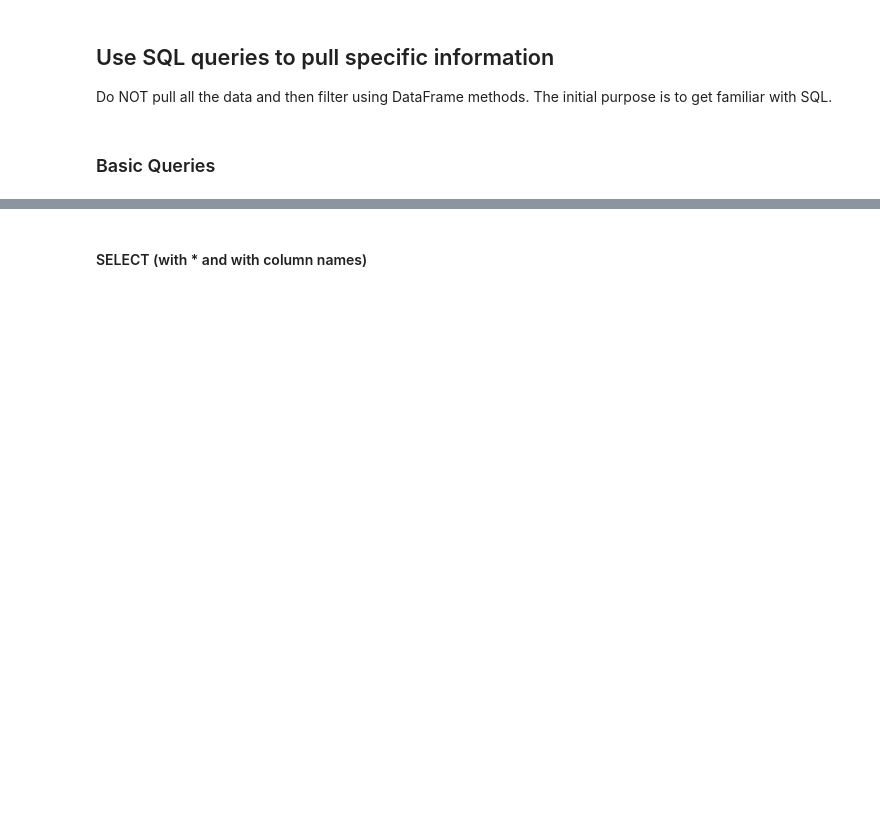
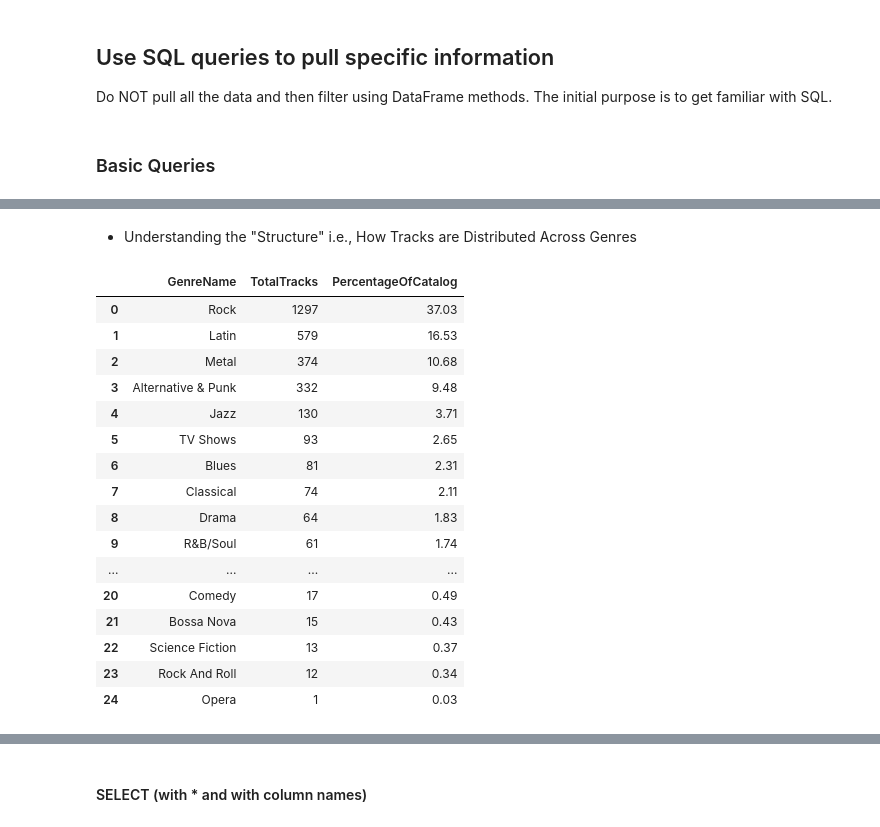
Before and after one commit to ikoghoddds-bit/Data-Science-Portfolio-C21, a Jupyter notebook: Projects/Project-3/SQL.1-Chinook.project.template.ipynb, the cells around one changed output, grey strips where cells are left out. Saved outputs shown, nothing was run; the diff lists cells and outputs as text; code cells hidden in the pictures; blank space fills up the shorter version.

```diff
--- a/Projects/Project-3/SQL.1-Chinook.project.template.ipynb
+++ b/Projects/Project-3/SQL.1-Chinook.project.template.ipynb
@@ -94,0 +123,37 @@ Do NOT pull all the data and then filter using DataFrame methods.  The initial p
+# %% [markdown]
+- Understanding the "Structure" i.e., How Tracks are Distributed Across Genres
+# %%
+# Analyze the store's catalog structure by counting tracks per genre
+
+query = '''
+SELECT
+    g.Name AS GenreName,
+    COUNT(t.TrackId) AS TotalTracks,
+    ROUND(COUNT(t.TrackId) * 100.0 / (SELECT COUNT(*) FROM tracks), 2) AS PercentageOfCatalog
+FROM tracks t
+INNER JOIN genres g ON t.GenreId = g.GenreId
+GROUP BY g.Name
+ORDER BY TotalTracks DESC;
+'''
+
+#print("Analyzing database structure (Genre distribution)...")
+df_structure = pd.read_sql_query(query, db_con)
+df_structure
+# %% [output]
+|  | GenreName | TotalTracks | PercentageOfCatalog |
+| 0 | Rock | 1297 | 37.03 |
+| 1 | Latin | 579 | 16.53 |
+| 2 | Metal | 374 | 10.68 |
+| 3 | Alternative & Punk | 332 | 9.48 |
+| 4 | Jazz | 130 | 3.71 |
+| 5 | TV Shows | 93 | 2.65 |
+| 6 | Blues | 81 | 2.31 |
+| 7 | Classical | 74 | 2.11 |
+| 8 | Drama | 64 | 1.83 |
+| 9 | R&B/Soul | 61 | 1.74 |
+| ... | ... | ... | ... |
+| 20 | Comedy | 17 | 0.49 |
+| 21 | Bossa Nova | 15 | 0.43 |
+| 22 | Science Fiction | 13 | 0.37 |
+| 23 | Rock And Roll | 12 | 0.34 |
+| 24 | Opera | 1 | 0.03 |
```
Also changed, not shown: parts of 26 cells of this notebook.
